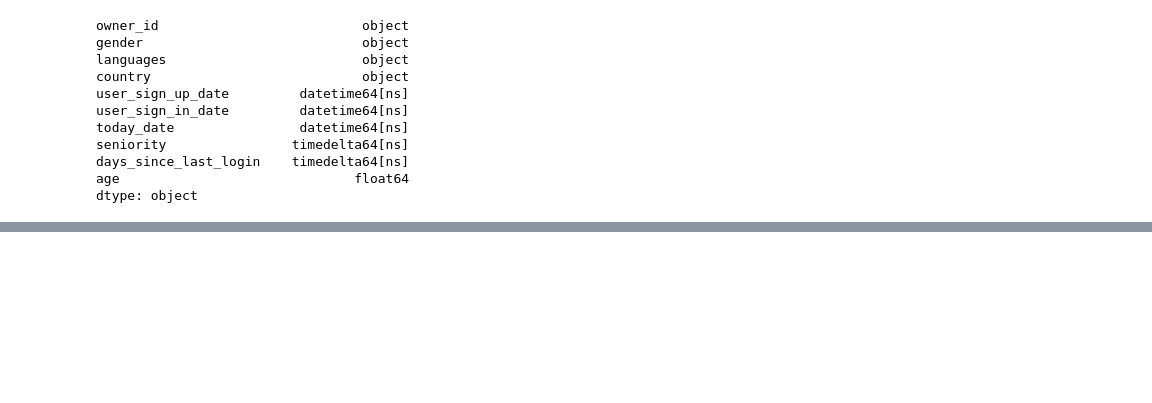
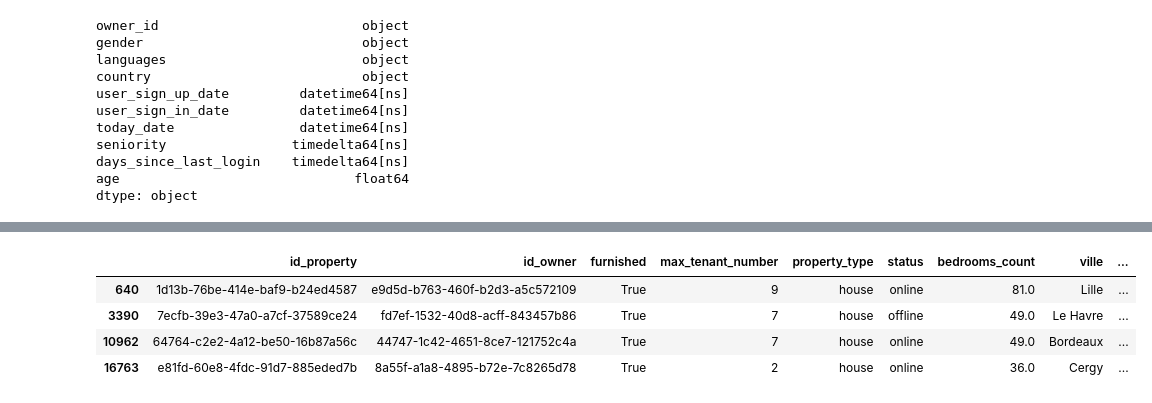
Before and after one commit to noe-sautel/stpart, a Jupyter notebook: stpart.ipynb, the cells around one changed output, grey strips where cells are left out. Cells and saved outputs as stored; diff of their text form; code cells hidden in the pictures; blank space fills up the shorter version.

```diff
--- a/stpart.ipynb
+++ b/stpart.ipynb
@@ -208,0 +243,2 @@ df_owner.describe()
+# %%
+df_prop.max_tenant_number = df_prop.max_tenant_number.astype(int)
@@ -208,0 +373,8 @@ df_owner.describe()
+# %%
+df_prop[df_prop.property_surface == '1\xa0260']
+# %% [output]
+|  | id_property | id_owner | furnished | max_tenant_number | property_type | status | bedrooms_count | ville | ... |
+| 640 | 1d13b-76be-414e-baf9-b24ed4587 | e9d5d-b763-460f-b2d3-a5c572109 | True | 9 | house | online | 81.0 | Lille | ... |
+| 3390 | 7ecfb-39e3-47a0-a7cf-37589ce24 | fd7ef-1532-40d8-acff-843457b86 | True | 7 | house | offline | 49.0 | Le Havre | ... |
+| 10962 | 64764-c2e2-4a12-be50-16b87a56c | 44747-1c42-4651-8ce7-121752c4a | True | 7 | house | online | 49.0 | Bordeaux | ... |
+| 16763 | e81fd-60e8-4fdc-91d7-885eded7b | 8a55f-a1a8-4895-b72e-7c8265d78 | True | 2 | house | online | 36.0 | Cergy | ... |
```
Also changed, not shown: parts of 26 cells of this notebook.
